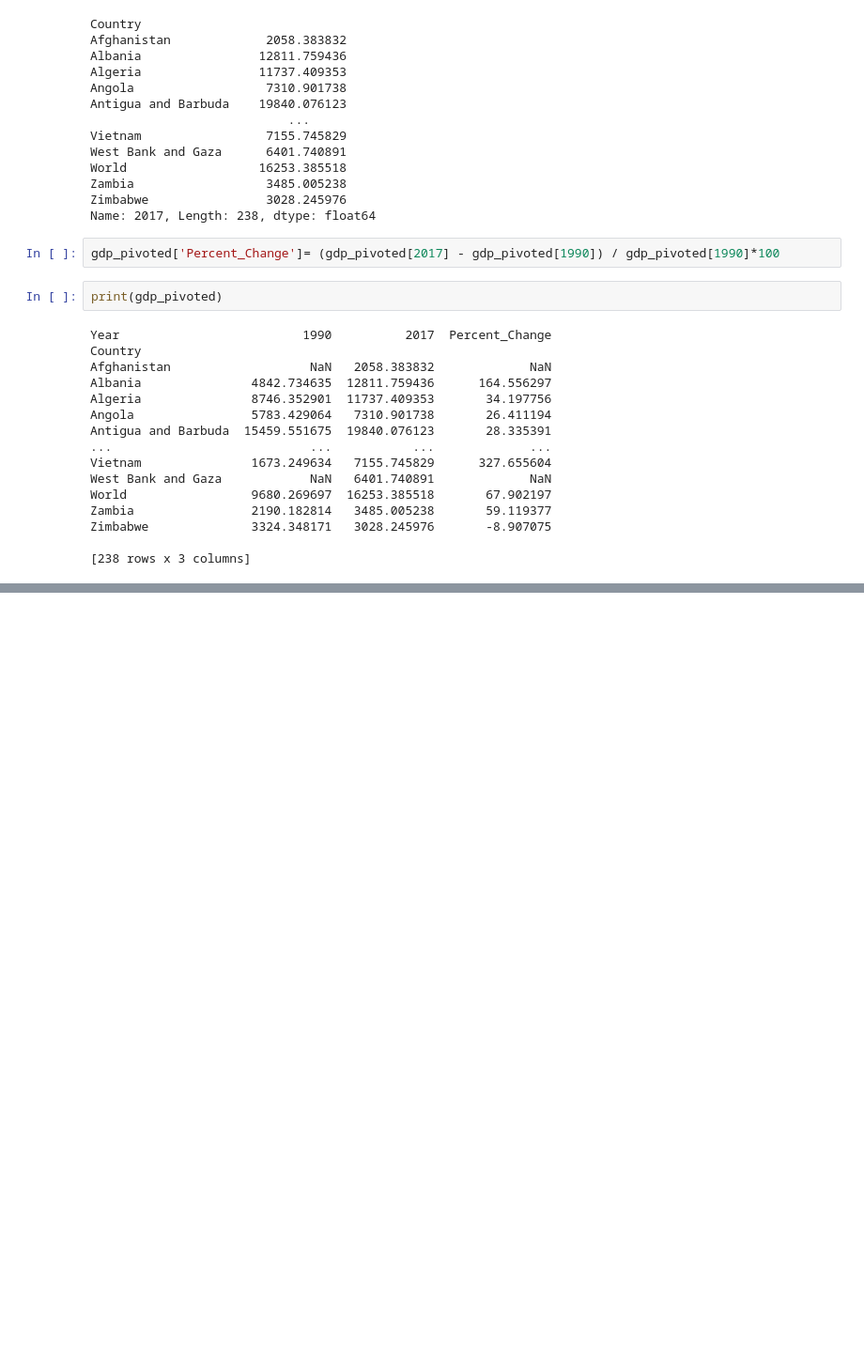
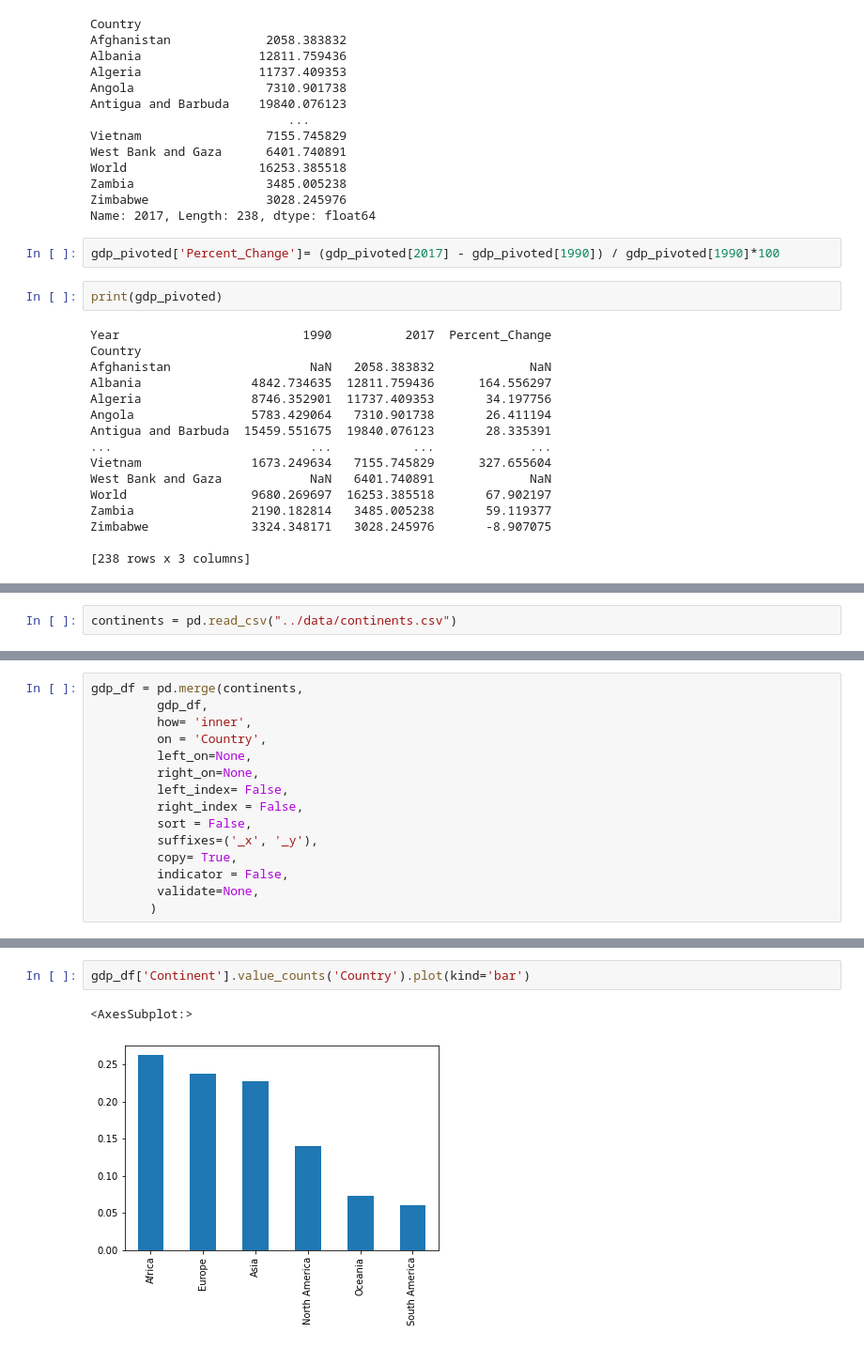
Before and after one commit to nss-data-science-cohort-5/un_exploration-yvonnemartinez716, a Jupyter notebook: notebooks/UN_Data_Exploration.ipynb, the cells around one changed output, grey strips where cells are left out. Shown: that part at 94% size. Cells and saved outputs as stored; diff of their text form; blank space fills up the shorter version.

```diff
--- a/notebooks/UN_Data_Exploration.ipynb
+++ b/notebooks/UN_Data_Exploration.ipynb
@@ -304,0 +305,2 @@ gdp_pivoted[gdp_pivoted['Percent_Change']<0]
+# %%
+continents = pd.read_csv("../data/continents.csv")
@@ -304,0 +336,15 @@ gdp_pivoted[gdp_pivoted['Percent_Change']<0]
+# %%
+gdp_df = pd.merge(continents,
+         gdp_df,
+         how= 'inner',
+         on = 'Country',
+         left_on=None,
+         right_on=None,
+         left_index= False,
+         right_index = False,
+         sort = False,
+         suffixes=('_x', '_y'),
+         copy= True,
+         indicator = False,
+         validate=None,
+        )
@@ -304,0 +374,5 @@ gdp_pivoted[gdp_pivoted['Percent_Change']<0]
+# %%
+gdp_df['Continent'].value_counts('Country').plot(kind='bar')
+# %% [output]
+<AxesSubplot:>
+[figure, added]
```
Also changed, not shown: parts of 13 cells of this notebook.
